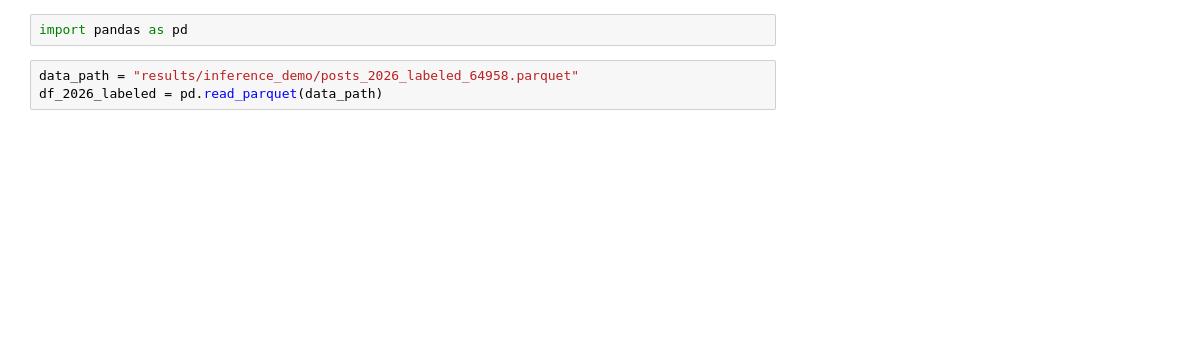
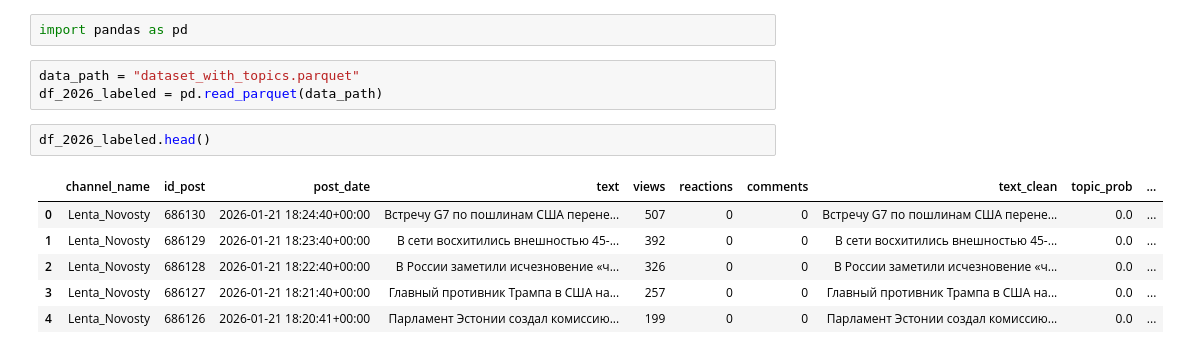
Before and after one commit to ddreamboy/media-tracking-ml, a Jupyter notebook: research/00_read_parquet.ipynb, the cells around one changed output. Drawn from its saved outputs; the diff is of its cells as text; blank space fills up the shorter version.

```diff
--- a/research/00_read_parquet.ipynb
+++ b/research/00_read_parquet.ipynb
@@ -1,5 +1,14 @@
 # %%
 import pandas as pd
 # %%
-data_path = "results/inference_demo/posts_2026_labeled_64958.parquet"
+data_path = "dataset_with_topics.parquet"
 df_2026_labeled = pd.read_parquet(data_path)
+# %%
+df_2026_labeled.head()
+# %% [output]
+|  | channel_name | id_post | post_date | text | views | reactions | comments | text_clean | topic_prob | ... |
+| 0 | Lenta_Novosty | 686130 | 2026-01-21 18:24:40+00:00 | Встречу G7 по пошлинам США перене... | 507 | 0 | 0 | Встречу G7 по пошлинам США перене... | 0.0 | ... |
+| 1 | Lenta_Novosty | 686129 | 2026-01-21 18:23:40+00:00 | В сети восхитились внешностью 45-... | 392 | 0 | 0 | В сети восхитились внешностью 45-... | 0.0 | ... |
+| 2 | Lenta_Novosty | 686128 | 2026-01-21 18:22:40+00:00 | В России заметили исчезновение «ч... | 326 | 0 | 0 | В России заметили исчезновение «ч... | 0.0 | ... |
+| 3 | Lenta_Novosty | 686127 | 2026-01-21 18:21:40+00:00 | Главный противник Трампа в США на... | 257 | 0 | 0 | Главный противник Трампа в США на... | 0.0 | ... |
+| 4 | Lenta_Novosty | 686126 | 2026-01-21 18:20:41+00:00 | Парламент Эстонии создал комиссию... | 199 | 0 | 0 | Парламент Эстонии создал комиссию... | 0.0 | ... |
```
Also changed, not shown: parts of 8 cells of this notebook, 4 other files.
